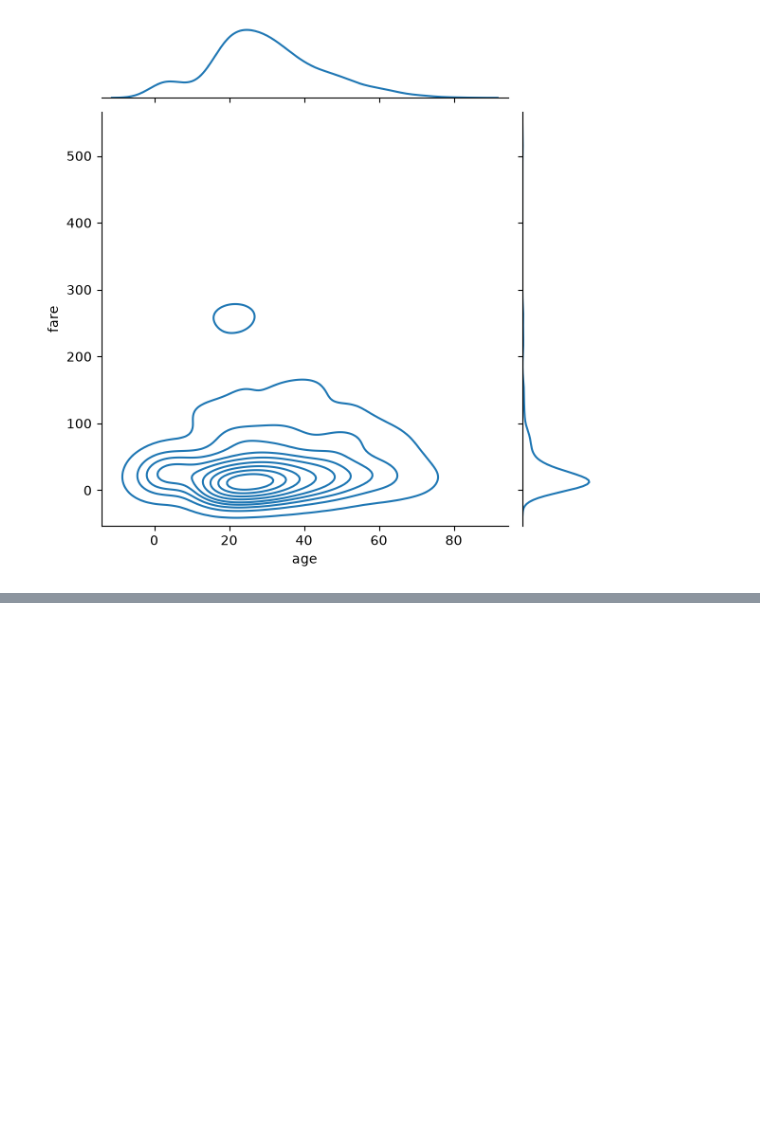
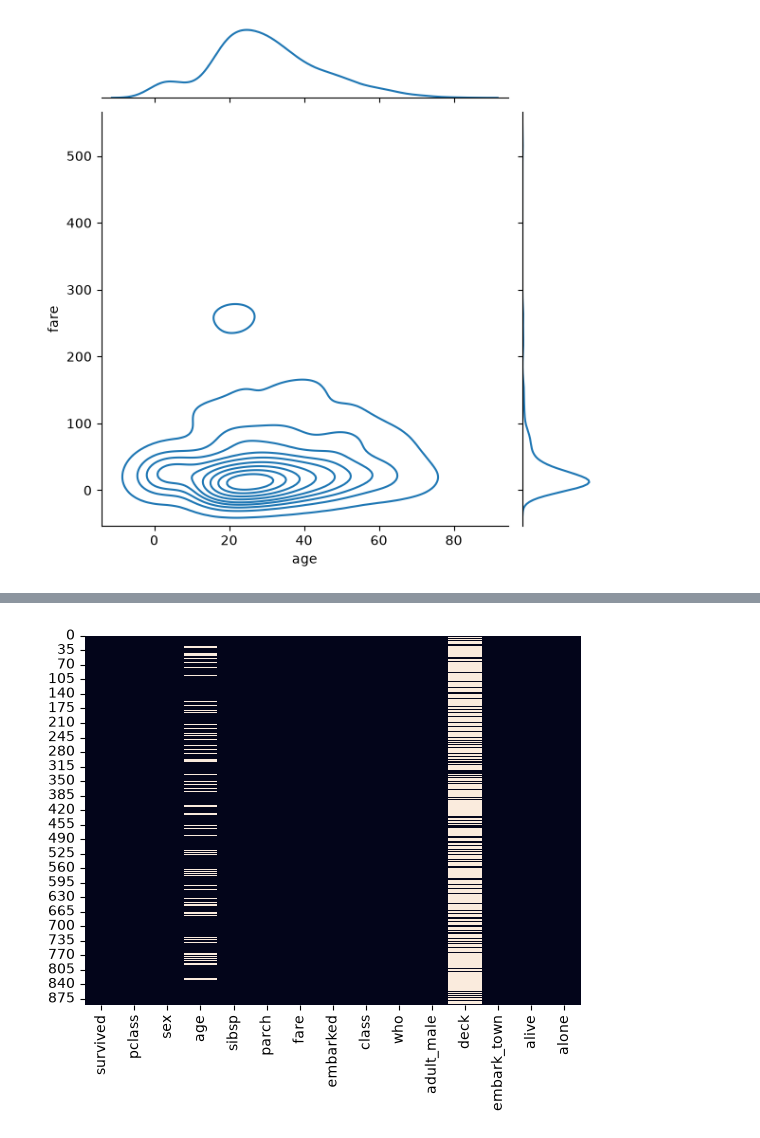
Before and after one commit to Harshit83183/Pythonn, a Jupyter notebook: Seaborn/seaborn.ipynb, the cells around one changed output, grey strips where cells are left out. Saved outputs shown, nothing was run; the diff lists cells and outputs as text; code cells hidden in the pictures; blank space fills up the shorter version.

```diff
--- a/Seaborn/seaborn.ipynb
+++ b/Seaborn/seaborn.ipynb
@@ -305,0 +336,9 @@ plt.show()
+# %%
+sns.heatmap(
+    titanic.isnull(),
+    cbar=False
+)
+
+plt.show()
+# %% [output]
+[figure, added]
```
Also changed, not shown: parts of 3 cells of this notebook.
